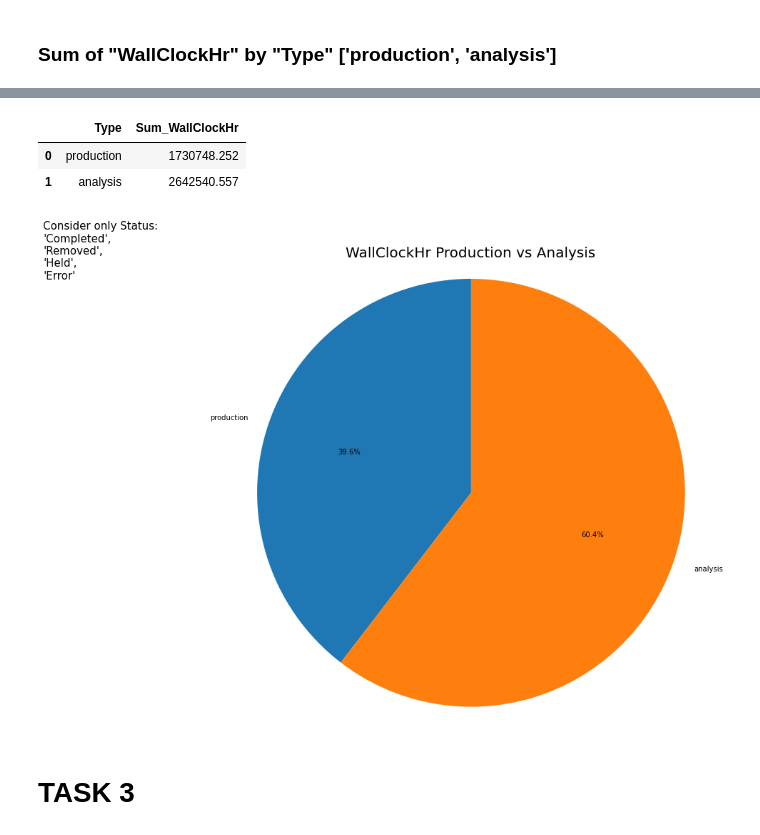
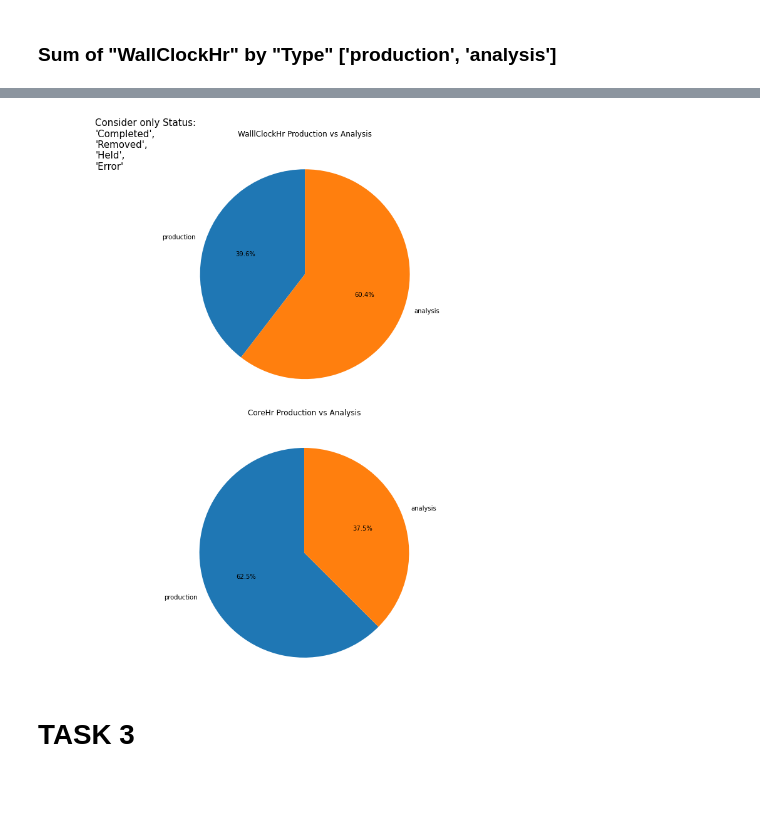
Before and after one commit to nphumekham/cern-crab-data-analysis, a Jupyter notebook: issue7312/brief-walltime-cpueff-analysis.ipynb, the cells around one changed output, grey strips where cells are left out. Saved outputs shown, nothing was run; the diff lists cells and outputs as text; code cells hidden in the pictures; blank space fills up the shorter version.

Commit message:
add analysis of corehr

```diff
--- a/issue7312/brief-walltime-cpueff-analysis.ipynb
+++ b/issue7312/brief-walltime-cpueff-analysis.ipynb
@@ -177,15 +222,22 @@ legends.append("Others")
 # %%
 import matplotlib.pyplot as plt
 from matplotlib import cm
+fig1, ax1 = plt.subplots(nrows=2,ncols=1, figsize=(15, 15))
+ax1[0].pie(data, labels=legends, autopct='%1.1f%%',
+        shadow=False, startangle=90)
+ax1[0].set_title('WallClockHr by DataTier', y=1.08)
+ax1[0].axis('equal')
 
-plt.rcParams["figure.figsize"] = (12,12)
-fig1, ax1 = plt.subplots()
-figure_title = 'WallClockHr by DataTier'
-plt.title(figure_title, y=1.08, fontsize=20)
-ax1.pie(data, labels=legends, autopct='%1.1f%%',
+ax1[1].pie(data1, labels=legends1, autopct='%1.1f%%',
         shadow=False, startangle=90)
-ax1.axis('equal')
-# plt.savefig('final-wc-datatier.png')
+ax1[1].set_title('CoreHr by DataTier', y=1.08)
+ax1[1].axis('equal')
+
+# plt.savefig('final-wc-core-datatier.png')
 plt.show()
+print("Other tiers for WallclockHr")
 print(*otherTiers, sep = "\n")
+
+print("\n\nOther tiers for CoreHr")
+print(*otherTiers1, sep = "\n")
 # %% [output]
@@ -208,4 +266,5 @@ GEN-SIM-DIGI-RAW: 0.431%
 # %%
 df2 = raw_df.filter(col('Type').isin(['production', 'analysis']))\
             .groupby([col('Type')])\
-            .agg(_sum("WallClockHr").alias("Sum_WallClockHr"))
+            .agg(_sum("WallClockHr").alias("Sum_WallClockHr"),\
+                 _sum("CoreHr").alias("Sum_CoreHr"))
@@ -212,27 +280,26 @@ df2 = raw_df.filter(col('Type').isin(['production', 'analysis']))\
 # %%
 df2 = df2.toPandas()
-# %%
-df2
-# %% [output]
-|  | Type | Sum_WallClockHr |
-| 0 | production | 1730748.252 |
-| 1 | analysis | 2642540.557 |
 # %%
+sumCoreHr2 = df2.Sum_CoreHr.values.tolist()
 sumWallClockHr2 = df2.Sum_WallClockHr.values.tolist()
 dataType = df2.Type.values.tolist()
-plt.rcParams["figure.figsize"] = (12,12)
-fig2, ax2 = plt.subplots()
-figure_title = 'WallClockHr Production vs Analysis'
-plt.title(figure_title, y=1, fontsize=20)
-ax2.pie(sumWallClockHr2, labels=dataType, autopct='%1.1f%%',
+
+fig2, ax2 = plt.subplots(nrows=2,ncols=1, figsize=(15, 15))
+ax2[0].pie(sumWallClockHr2, labels=dataType, autopct='%1.1f%%',
         shadow=False, startangle=90)
-ax2.axis('equal')
+ax2[0].axis('equal')
+ax2[0].set_title('WalllClockHr Production vs Analysis', y=1.08)
 
-ax2.text(-2, 1,   "Consider only Status:\n'Completed',\n'Removed',\n'Held',\n'Error'", fontsize=15)
-# plt.savefig('final-wc-prod-analysis.png')
+ax2[1].pie(sumCoreHr2, labels=dataType, autopct='%1.1f%%',
+        shadow=False, startangle=90)
+ax2[1].axis('equal')
+ax2[1].set_title('CoreHr Production vs Analysis', y=1.08)
+
+ax2[0].text(-2, 1,   "Consider only Status:\n'Completed',\n'Removed',\n'Held',\n'Error'", fontsize=15)
+plt.savefig('final-wc-core-prod-analysis.png')
 plt.show()
 # %% [output]
-[figure, old version]
+[figure, new version]
 # %% [markdown]
 # TASK 3
 # %% [markdown]
```
Also changed, not shown: parts of 18 cells of this notebook, 3 other files.
